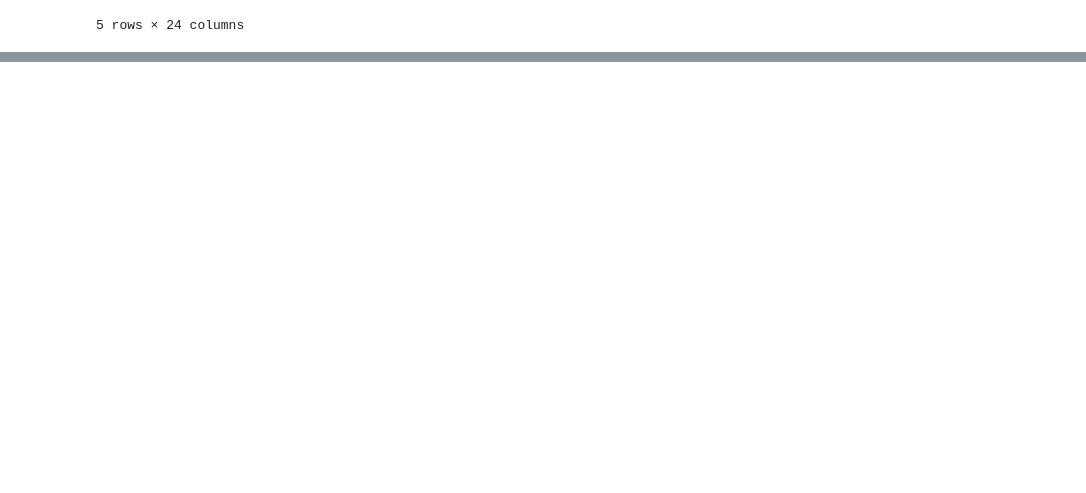
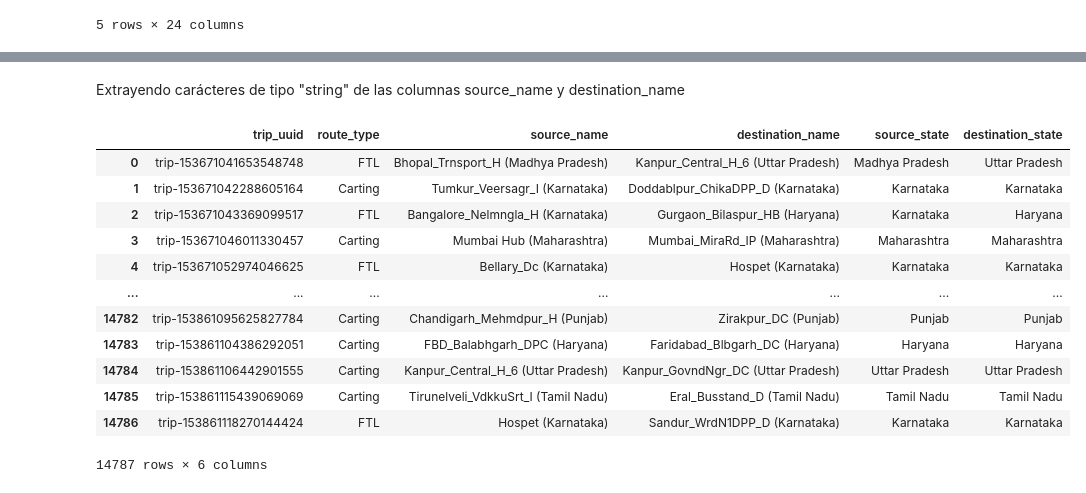
Before and after one commit to luroel/Deep-Dive-Delhivery, a Jupyter notebook: main.ipynb, the cells around one changed output, grey strips where cells are left out. Saved outputs shown, nothing was run; the diff lists cells and outputs as text; code cells hidden in the pictures; blank space fills up the shorter version.

Commit message:
Extrayendo valores string de las columnas source_name y destination_name

```diff
--- a/main.ipynb
+++ b/main.ipynb
@@ -222,0 +233,3 @@ df.head()
+# %%
+# Grouped dataframe in function of column trip_uuid
+df_groupedby_ID = df.groupby('trip_uuid')
@@ -222,0 +240,8 @@ df.head()
+# %%
+df_computed = df_groupedby_ID.agg ({
+    'route_type': 'first',
+    'source_name': 'first',
+    'destination_name': 'first',
+}).reset_index()
+
+df_computed
@@ -222,0 +262,20 @@ df.head()
+# %% [markdown]
+Extrayendo carácteres de tipo "string" de las columnas source_name y destination_name
+# %%
+df_computed['source_state'] = df_computed['source_name'].str.extract(r'\((.*?)\)')
+df_computed['destination_state'] = df_computed['destination_name'].str.extract(r'\((.*?)\)')
+df_computed
+# %% [output]
+|  | trip_uuid | route_type | source_name | destination_name | source_state | destination_state |
+| 0 | trip-153671041653548748 | FTL | Bhopal_Trnsport_H (Madhya Pradesh) | Kanpur_Central_H_6 (Uttar Pradesh) | Madhya Pradesh | Uttar Pradesh |
+| 1 | trip-153671042288605164 | Carting | Tumkur_Veersagr_I (Karnataka) | Doddablpur_ChikaDPP_D (Karnataka) | Karnataka | Karnataka |
+| 2 | trip-153671043369099517 | FTL | Bangalore_Nelmngla_H (Karnataka) | Gurgaon_Bilaspur_HB (Haryana) | Karnataka | Haryana |
+| 3 | trip-153671046011330457 | Carting | Mumbai Hub (Maharashtra) | Mumbai_MiraRd_IP (Maharashtra) | Maharashtra | Maharashtra |
+| 4 | trip-153671052974046625 | FTL | Bellary_Dc (Karnataka) | Hospet (Karnataka) | Karnataka | Karnataka |
+| ... | ... | ... | ... | ... | ... | ... |
+| 14782 | trip-153861095625827784 | Carting | Chandigarh_Mehmdpur_H (Punjab) | Zirakpur_DC (Punjab) | Punjab | Punjab |
+| 14783 | trip-153861104386292051 | Carting | FBD_Balabhgarh_DPC (Haryana) | Faridabad_Blbgarh_DC (Haryana) | Haryana | Haryana |
+| 14784 | trip-153861106442901555 | Carting | Kanpur_Central_H_6 (Uttar Pradesh) | Kanpur_GovndNgr_DC (Uttar Pradesh) | Uttar Pradesh | Uttar Pradesh |
+| 14785 | trip-153861115439069069 | Carting | Tirunelveli_VdkkuSrt_I (Tamil Nadu) | Eral_Busstand_D (Tamil Nadu) | Tamil Nadu | Tamil Nadu |
+| 14786 | trip-153861118270144424 | FTL | Hospet (Karnataka) | Sandur_WrdN1DPP_D (Karnataka) | Karnataka | Karnataka |
+14787 rows × 6 columns
```
Also changed, not shown: parts of 15 cells of this notebook.
